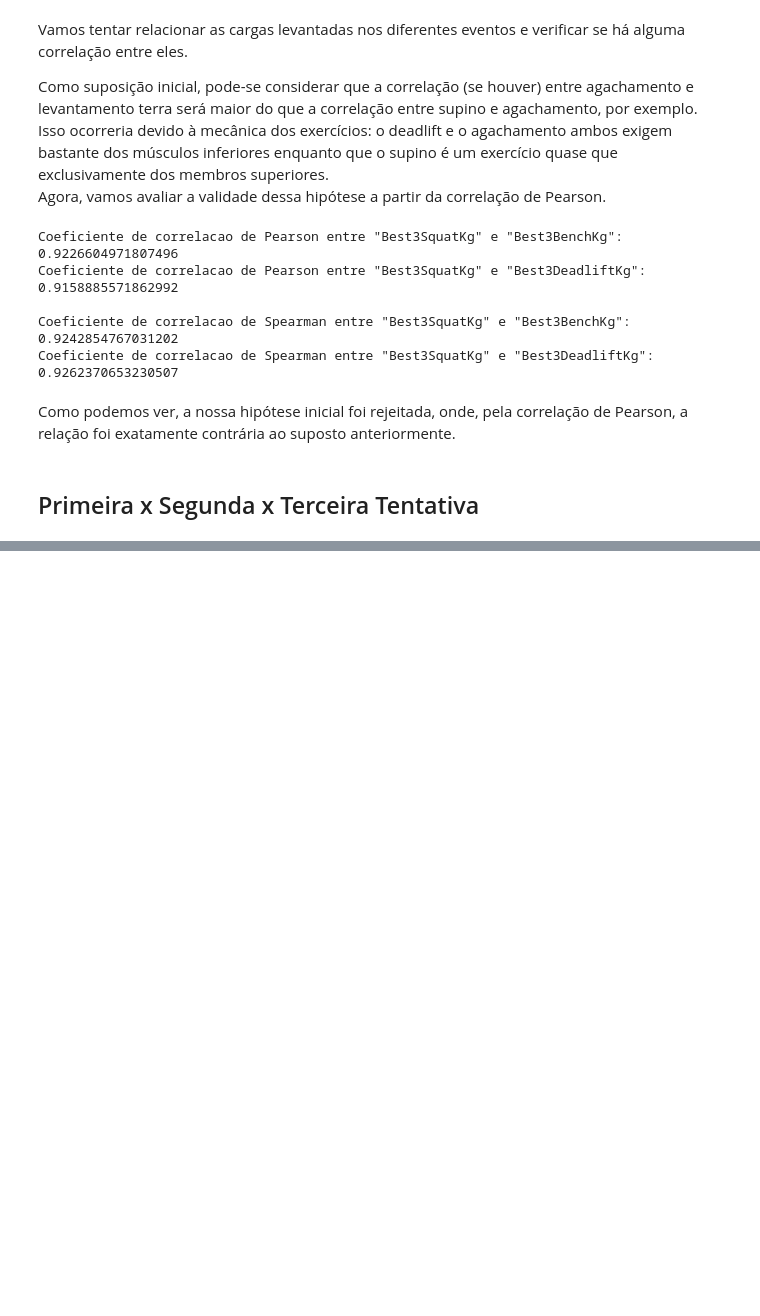
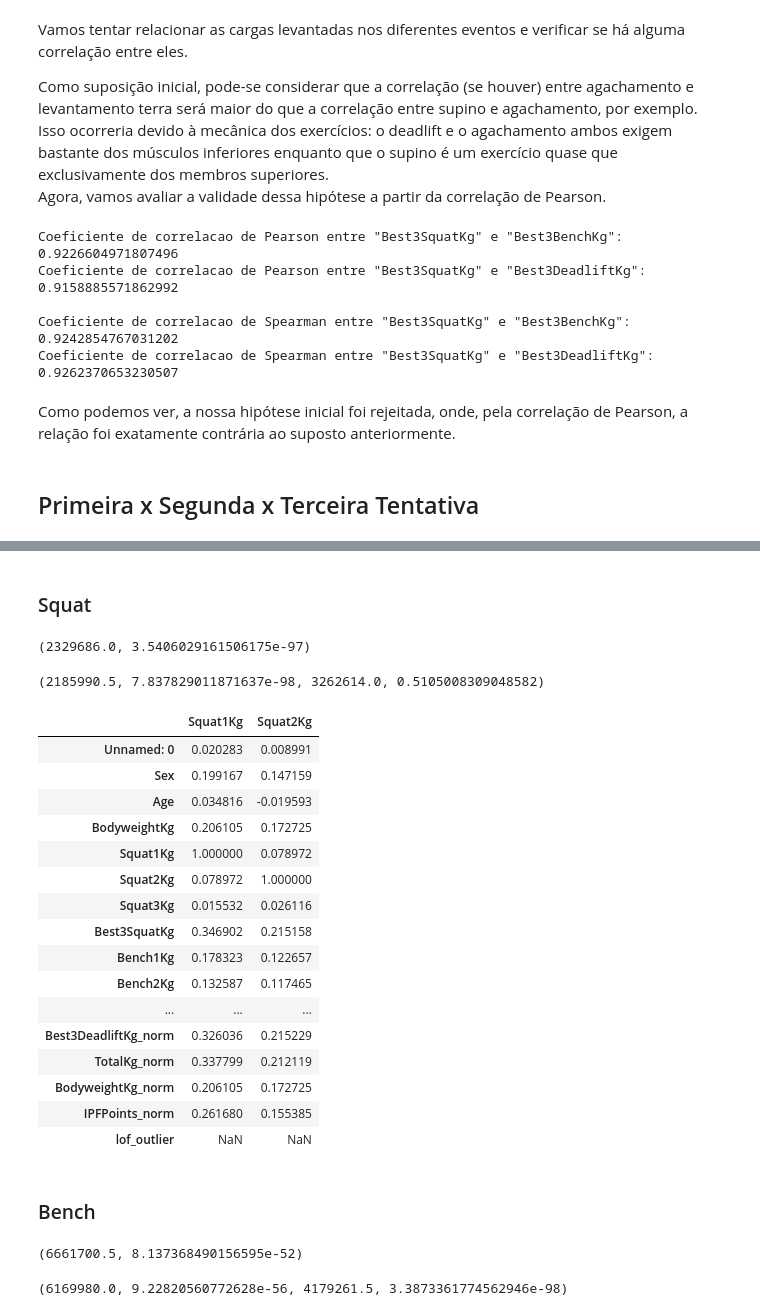
Before and after one commit to RafaelBNN/if697, a Jupyter notebook: ProjetoIF697.ipynb, the cells around one changed output, grey strips where cells are left out. Drawn from its saved outputs; the diff is of its cells as text; code cells hidden in the pictures; blank space fills up the shorter version.

```diff
--- a/ProjetoIF697.ipynb
+++ b/ProjetoIF697.ipynb
@@ -1228,0 +1149,57 @@ Como podemos ver, a nossa hipótese inicial foi rejeitada, onde, pela correlaç
+# %%
+# Lembrando que 'Squat1Kg' indica a carga na primeira tentativa no agachamento, 'Squat2Kg' indica a carga na segunda tentativa, etc.
+
+dfsquat2tries = df[(df['Squat1Kg'].notnull())&(df['Squat2Kg'].notnull())]
+dfsquat3tries = df[(df['Squat1Kg'].notnull())&(df['Squat2Kg'].notnull())&(df['Squat3Kg'].notnull())]
+
+dfbench2tries = df[(df['Bench1Kg'].notnull())&(df['Bench2Kg'].notnull())]
+dfbench3tries = df[(df['Bench1Kg'].notnull())&(df['Bench2Kg'].notnull())&(df['Bench3Kg'].notnull())]
+
+dfdead2tries = df[(df['Deadlift1Kg'].notnull())&(df['Deadlift2Kg'].notnull())]
+dfdead3tries = df[(df['Deadlift1Kg'].notnull())&(df['Deadlift2Kg'].notnull())&(df['Deadlift3Kg'].notnull())]
+# %% [markdown]
+### Squat
+# %%
+w, p = stats.wilcoxon(dfsquat2tries['Squat1Kg'],dfsquat2tries['Squat2Kg'])
+w, p
+# %% [output]
+(2329686.0, 3.5406029161506175e-97)
+# %%
+w1, p1 = stats.wilcoxon(dfsquat3tries['Squat1Kg'],dfsquat3tries['Squat2Kg'])
+w2, p2 = stats.wilcoxon(dfsquat3tries['Squat2Kg'],dfsquat3tries['Squat3Kg'])
+w1, p1, w2, p2
+# %% [output]
+(2185990.5, 7.837829011871637e-98, 3262614.0, 0.5105008309048582)
+# %%
+dfsquat3tries.corr(method='pearson').loc[:,['Squat1Kg','Squat2Kg']]
+# %% [output]
+|  | Squat1Kg | Squat2Kg |
+| Unnamed: 0 | 0.020283 | 0.008991 |
+| Sex | 0.199167 | 0.147159 |
+| Age | 0.034816 | -0.019593 |
+| BodyweightKg | 0.206105 | 0.172725 |
+| Squat1Kg | 1.000000 | 0.078972 |
+| Squat2Kg | 0.078972 | 1.000000 |
+| Squat3Kg | 0.015532 | 0.026116 |
+| Best3SquatKg | 0.346902 | 0.215158 |
+| Bench1Kg | 0.178323 | 0.122657 |
+| Bench2Kg | 0.132587 | 0.117465 |
+| ... | ... | ... |
+| Best3DeadliftKg_norm | 0.326036 | 0.215229 |
+| TotalKg_norm | 0.337799 | 0.212119 |
+| BodyweightKg_norm | 0.206105 | 0.172725 |
+| IPFPoints_norm | 0.261680 | 0.155385 |
+| lof_outlier | NaN | NaN |
+# %% [markdown]
+### Bench
+# %%
+w, p = stats.wilcoxon(dfbench2tries['Bench1Kg'],dfbench2tries['Bench2Kg'])
+w, p
+# %% [output]
+(6661700.5, 8.137368490156595e-52)
+# %%
+w1, p1 = stats.wilcoxon(dfbench3tries['Bench1Kg'],dfbench3tries['Bench2Kg'])
+w2, p2 = stats.wilcoxon(dfbench3tries['Bench2Kg'],dfbench3tries['Bench3Kg'])
+w1, p1, w2, p2
+# %% [output]
+(6169980.0, 9.22820560772628e-56, 4179261.5, 3.3873361774562946e-98)
```
Also changed, not shown: parts of 55 cells of this notebook.
